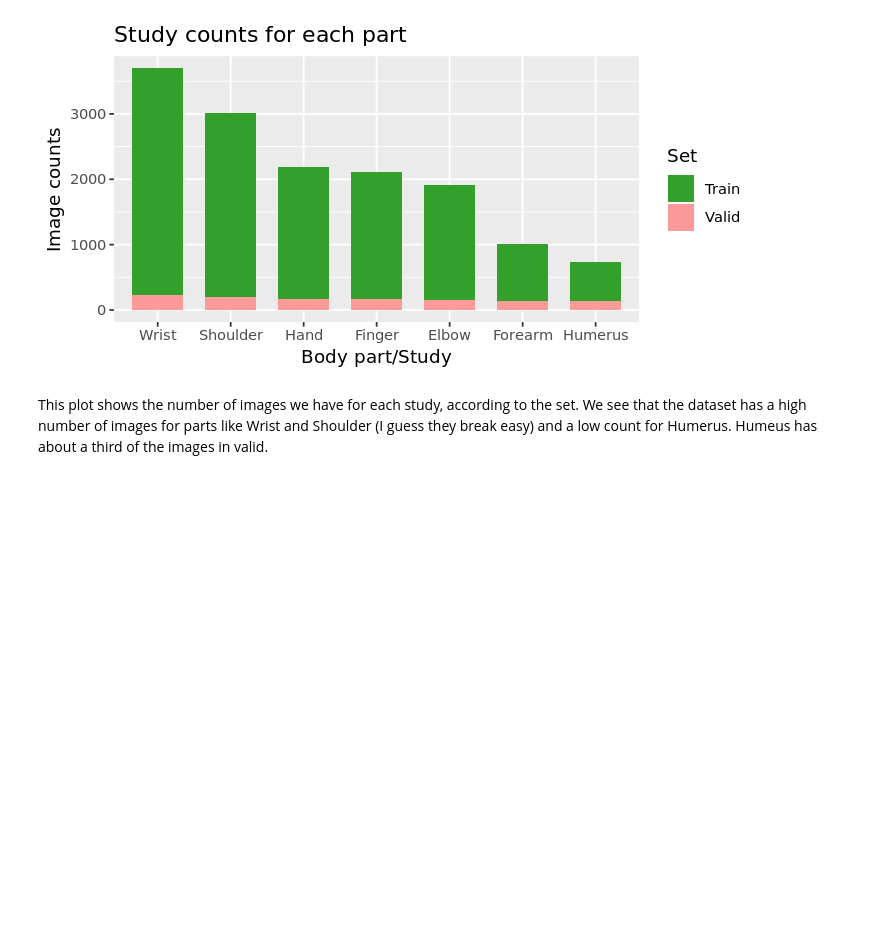
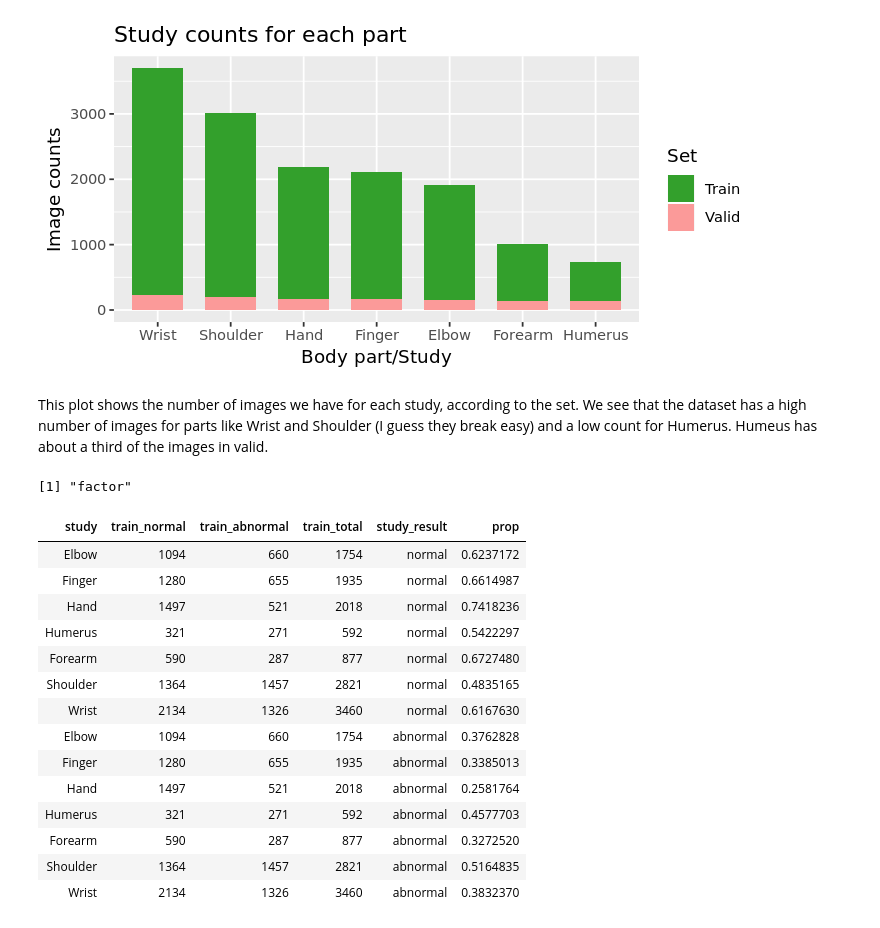
Before and after one commit to darkestfloyd/DS5220Project, a Jupyter notebook: notebooks/plotter.ipynb, the cells around one changed output. Drawn from its saved outputs; the diff is of its cells as text; code cells hidden in the pictures; blank space fills up the shorter version.

```diff
--- a/notebooks/plotter.ipynb
+++ b/notebooks/plotter.ipynb
@@ -53,3 +76,29 @@ ggsave('../plots/study_counts_for_part.png', plot = count_plot, height = 3, widt
+# %%
+class(x_order)
+# %% [output]
+[1] "factor"
+# %%
+data_summary %>%
+    select(study:train_abnormal, train_total) %>%
+    mutate(normal = train_normal / train_total,
+           abnormal = train_abnormal / train_total) %>%
+    gather(key="study_result", value="prop", normal, abnormal)
+# %% [output]
+| study | train_normal | train_abnormal | train_total | study_result | prop |
+| Elbow | 1094 | 660 | 1754 | normal | 0.6237172 |
+| Finger | 1280 | 655 | 1935 | normal | 0.6614987 |
+| Hand | 1497 | 521 | 2018 | normal | 0.7418236 |
+| Humerus | 321 | 271 | 592 | normal | 0.5422297 |
+| Forearm | 590 | 287 | 877 | normal | 0.6727480 |
+| Shoulder | 1364 | 1457 | 2821 | normal | 0.4835165 |
+| Wrist | 2134 | 1326 | 3460 | normal | 0.6167630 |
+| Elbow | 1094 | 660 | 1754 | abnormal | 0.3762828 |
+| Finger | 1280 | 655 | 1935 | abnormal | 0.3385013 |
+| Hand | 1497 | 521 | 2018 | abnormal | 0.2581764 |
+| Humerus | 321 | 271 | 592 | abnormal | 0.4577703 |
+| Forearm | 590 | 287 | 877 | abnormal | 0.3272520 |
+| Shoulder | 1364 | 1457 | 2821 | abnormal | 0.5164835 |
+| Wrist | 2134 | 1326 | 3460 | abnormal | 0.3832370 |
 # %%
 options(repr.plot.width=7, repr.plot.height=4)
 imbalance_plot <- data_summary %>%
```
Also changed, not shown: parts of 3 cells of this notebook, 19 other files.
